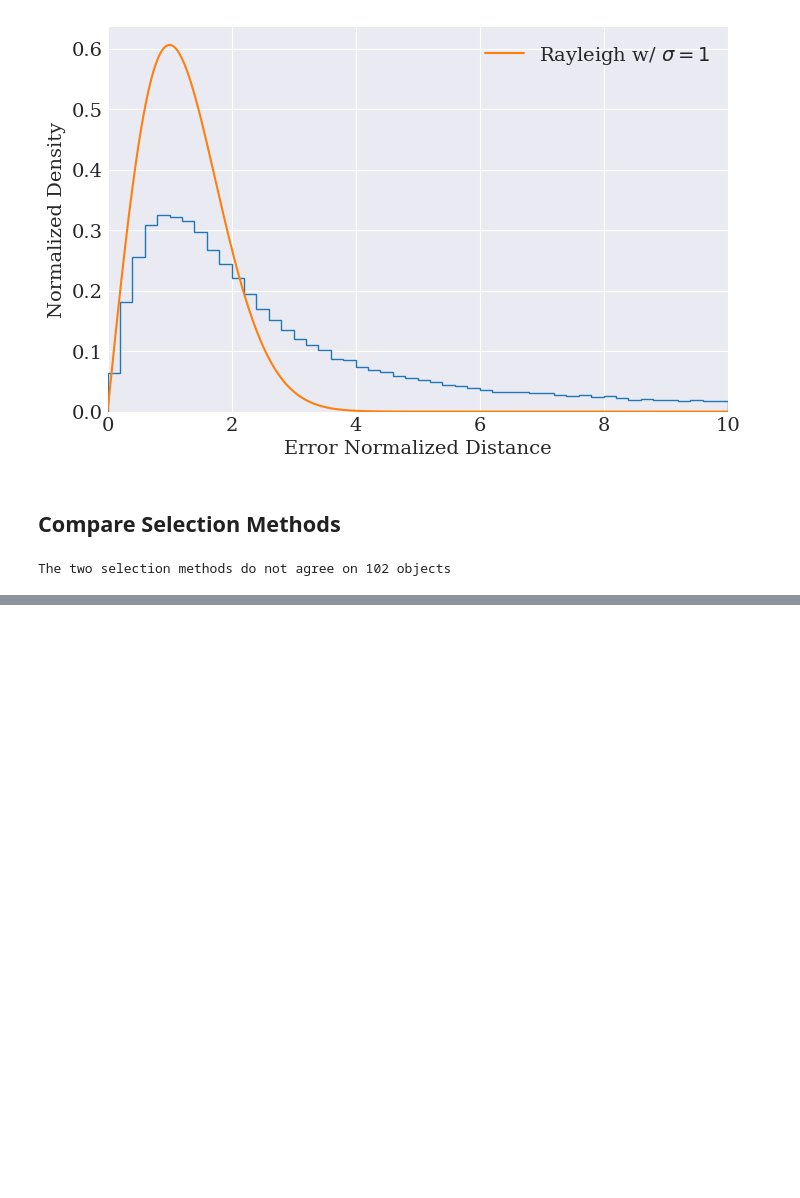
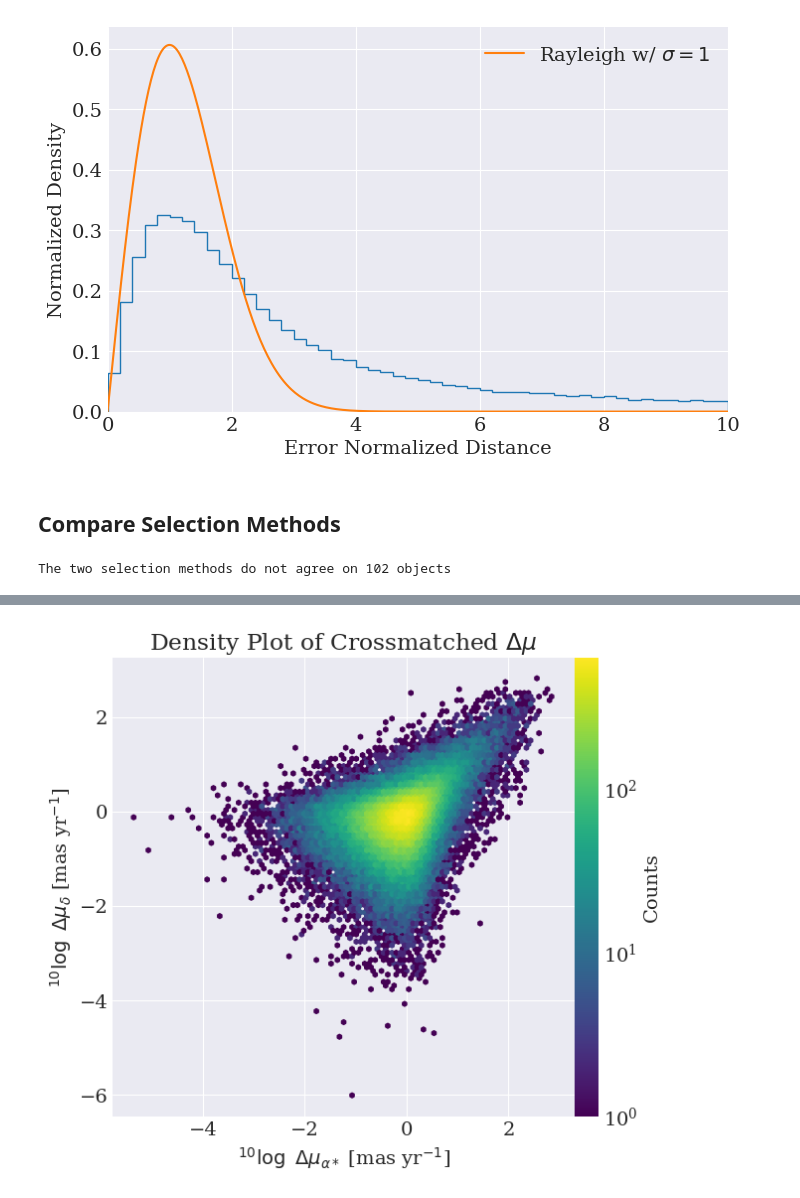
Before and after one commit to RenVit318/masterproject, a Jupyter notebook: src/notebooks/full_crossmatch_study.ipynb, the cells around one changed output, grey strips where cells are left out. Saved outputs shown, nothing was run; the diff lists cells and outputs as text; code cells hidden in the pictures; blank space fills up the shorter version.

```diff
--- a/src/notebooks/full_crossmatch_study.ipynb
+++ b/src/notebooks/full_crossmatch_study.ipynb
@@ -29,6 +30,25 @@ rpath = '../../results/'
 dpath = '../../../data/'
 
 set_styles()
+# %%
+def get_hipp_gaia_data(crossmatch_idxs, HippCat='Hipparcos_mix', GaiaCat='GaiaBaseCat+PMC+EIB'):
+    # Hipparcos - Gaia indexes of the cross match
+    hipp_cat = fits.open(f'{dpath}{HippCat}.fits')[1].data
+    gaia_cat = fits.open(f'{dpath}{GaiaCat}.fits')[1].data
+
+    # Make a table matching the XM order containing all propagated Gaia astrometry
+    pos_gaia_table_full = copy.deepcopy(gaia_cat)
+    pos_gaia_table_full = pos_gaia_table_full[crossmatch_idxs[:,2]]
+
+    # Indexing this table is slightly more work because we do not have the table idxs stored
+    pos_hipp_table_full = copy.deepcopy(hipp_cat)
+
+    hip_indexes = np.zeros(crossmatch_idxs.shape[0], dtype=np.int64)
+    for i in range(crossmatch_idxs.shape[0]):
+        hip_indexes[i] = int(np.where(hipp_cat['hip'] == crossmatch_idxs[i][0])[0][0])
+    pos_hipp_table_full = pos_hipp_table_full[hip_indexes]
+
+    return pos_hipp_table_full, pos_gaia_table_full
 # %% [markdown]
 ## Data
 We have started by crossmatching all Hipparcos objects at 2, 3, 5 and 10 arcseconds. The resulting lengths are written out in the notebook, but @10" we have found a potential match for 117,812 / 117,955 Hipparcos objects. Each of these objects currently has a best neighbour catalogue selected using nearest and brightest which probably means a lot of objects are false matches. Let's start by checking the 'standard proxies':
@@ -212,0 +204,25 @@ The two selection methods do not agree on 102 objects
+# %%
+hipp_10as_pos, gaia_10as_pos = get_hipp_gaia_data(pos_10as)
+# %%
+delta_pmra = np.abs(hipp_10as_pos['pm_ra'] - gaia_10as_pos['pmra_prop'])
+delta_pmde = np.abs(hipp_10as_pos['pm_de'] - gaia_10as_pos['pmdec_prop'])
+delta_pm = np.sqrt(delta_pmra**2 + delta_pmde**2)
+
+fig, ax = plt.subplots(1,1,figsize=(6,6))
+dens = ax.hexbin(np.log10(delta_pmra), np.log10(delta_pmde), bins='log', mincnt=1, cmap='viridis')
+
+
+fig.subplots_adjust(right=0.9)
+cbar_ax = fig.add_axes([0.9, 0.11, 0.04, 0.77])
+cb = fig.colorbar(dens, cax=cbar_ax)
+
+ax.set_xlabel(r'$^{10}\log~\Delta\mu_{\alpha*}$ [mas yr$^{-1}$]')
+ax.set_ylabel(r'$^{10}\log~\Delta\mu_{\delta}$ [mas yr$^{-1}$]')
+ax.set_title(r'Density Plot of Crossmatched $\Delta\mu$')
+cb.set_label('Counts')
+
+
+plt.savefig(fpath+'deltamu_dens_10as_pos.png', bbox_inches='tight')
+plt.show()
+# %% [output]
+[figure, added]
```
Also changed, not shown: parts of 10 cells of this notebook, 1 other file.
